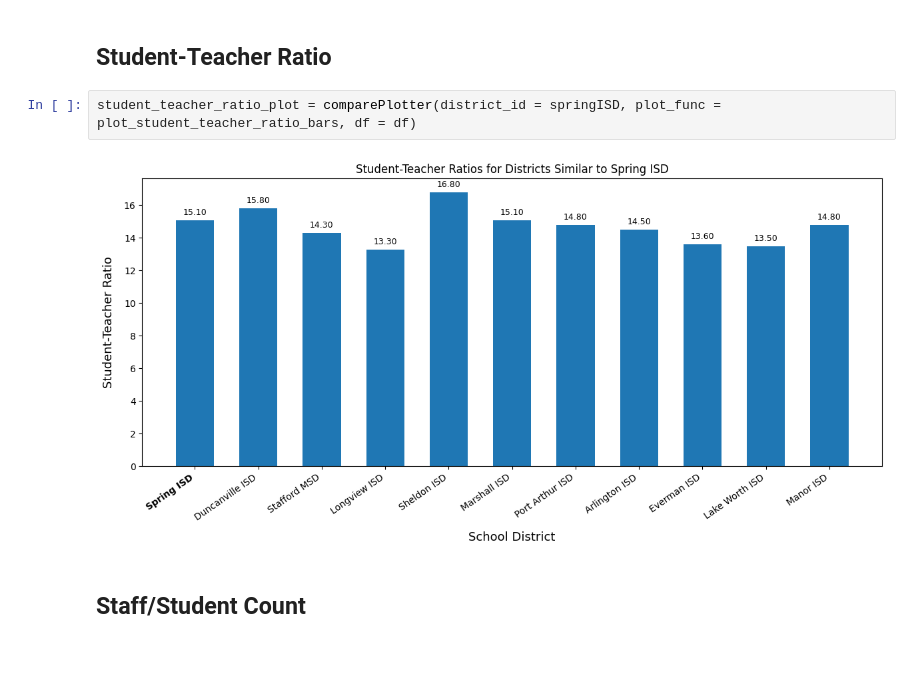
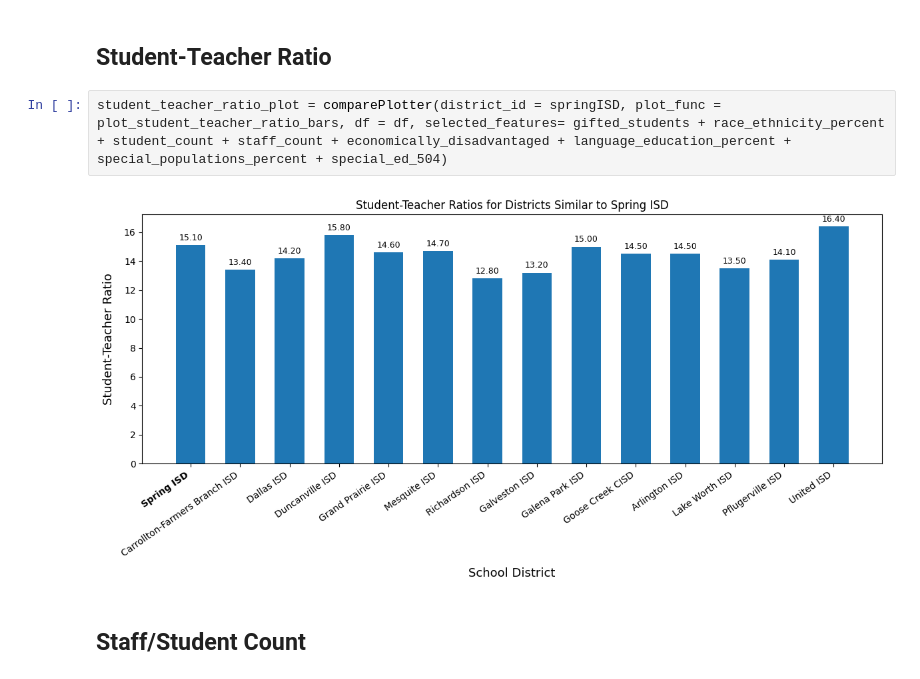
Before and after one commit to RiceD2KLab/HERC_Sp25, a Jupyter notebook: 4_Data_Modeling/4.2_KNN_Clustering/SpringISD.ipynb, the cells around one changed output. Cells and saved outputs as stored; diff of their text form.

Commit message:
updated docstrings and spring ISD

```diff
--- a/4_Data_Modeling/4.2_KNN_Clustering/SpringISD.ipynb
+++ b/4_Data_Modeling/4.2_KNN_Clustering/SpringISD.ipynb
@@ -43,9 +43,9 @@ pd.DataFrame({'Unique Neighbors': all_neighbors['DISTNAME'][all_neighbors['DISTR
 # %% [markdown]
 ## Student-Teacher Ratio
 # %%
-student_teacher_ratio_plot = comparePlotter(district_id = springISD, plot_func = plot_student_teacher_ratio_bars, df = df)
+student_teacher_ratio_plot = comparePlotter(district_id = springISD, plot_func = plot_student_teacher_ratio_bars, df = df, selected_features= gifted_students + race_ethnicity_percent + student_count + staff_count + economically_disadvantaged + language_education_percent + special_populations_percent + special_ed_504)
 # %% [output]
-[figure, old version]
+[figure, new version]
 # %% [markdown]
 ## Staff/Student Count
 # %%
```
Also changed, not shown: parts of 4 cells of this notebook, 1 other file.
